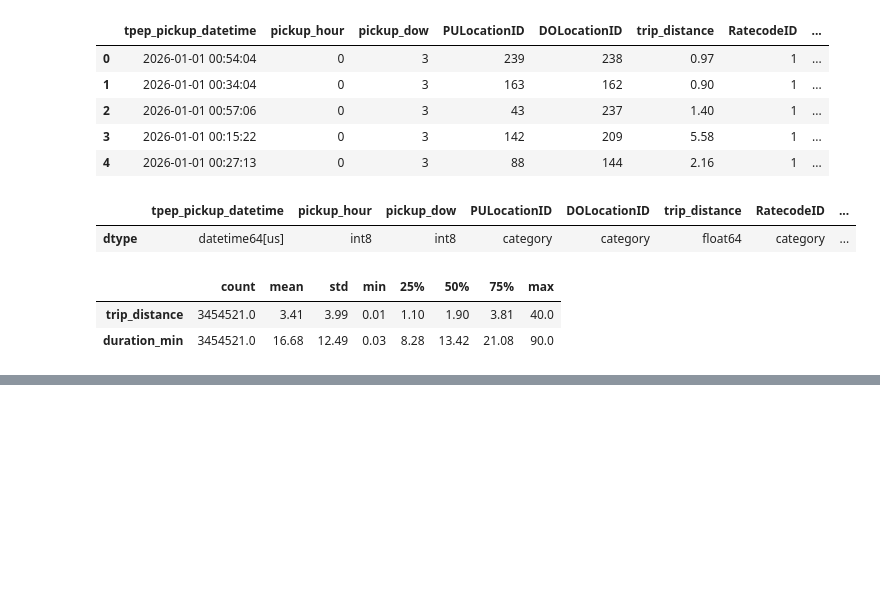
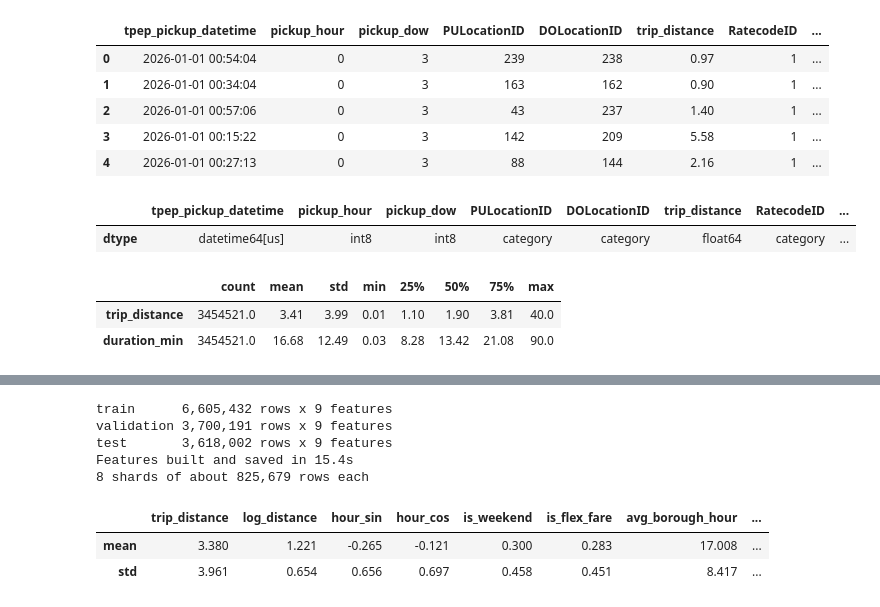
Before and after one commit to wmcclean06/G12-Poster, a Jupyter notebook: Trip_Duration.ipynb, the cells around one changed output, grey strips where cells are left out. Cells and saved outputs as stored; diff of their text form; code cells hidden in the pictures; blank space fills up the shorter version.

```diff
--- a/Trip_Duration.ipynb
+++ b/Trip_Duration.ipynb
@@ -438,0 +504,20 @@ Section 1 run time: 16.9s on 14 cores
+# %%
+TRAIN_PATHS = [str(CLEANED_DIR / f"{FILE_NAMES[m]}_Cleaned.parquet") for m in SPLIT["train"]]
+
+# The three feature tasks, in a fixed order. Each one only needs the training files and the zone lookup.
+FEATURE_TASKS = [
+    ("borough_hour", workers.borough_hour_table),
+    ("zone_pair", workers.zone_pair_table),
+    ("pace", workers.pace_table),
+]
+
+
+def extract_feature_tables():
+    return {name: task(TRAIN_PATHS, str(ZONE_LOOKUP)) for name, task in FEATURE_TASKS}
+
+
+start = time.perf_counter()
+tables = extract_feature_tables()
+print(f"Feature tables built in {time.perf_counter() - start:.1f}s")
+for name, table in tables.items():
+    print(f"  {name:<13} {len(table):>6,} groups")
@@ -438,0 +585,32 @@ Section 1 run time: 16.9s on 14 cores
+# %%
+MODEL_COLUMNS = [PICKUP, "pickup_hour", "pickup_dow", "PULocationID", "DOLocationID", "trip_distance", "is_flex_fare", "duration_min"]
+
+start = time.perf_counter()
+X_train, y_train = build_features(load_split("train", MODEL_COLUMNS))
+FEATURE_MEAN, FEATURE_STD = X_train.mean(axis=0), X_train.std(axis=0)
+
+for split in SPLIT:
+    X, y = (X_train, y_train) if split == "train" else build_features(load_split(split, MODEL_COLUMNS))
+    np.save(FEATURE_DIR / f"{split}_X.npy", (X - FEATURE_MEAN) / FEATURE_STD)
+    np.save(FEATURE_DIR / f"{split}_y.npy", y)
+    print(f"{split:<10} {X.shape[0]:>9,} rows x {X.shape[1]} features")
+del X_train, y_train, X, y
+print(f"Features built and saved in {time.perf_counter() - start:.1f}s")
+
+# Fixed shards: N_SHARDS equal, consecutive row ranges of the training matrix
+n_train = len(np.load(FEATURE_DIR / "train_y.npy", mmap_mode="r"))
+bounds = np.linspace(0, n_train, N_SHARDS + 1).astype(int)
+SHARDS = [(str(FEATURE_DIR / "train_X.npy"), str(FEATURE_DIR / "train_y.npy"), int(a), int(b))
+          for a, b in zip(bounds[:-1], bounds[1:])]
+print(f"{N_SHARDS} shards of about {n_train // N_SHARDS:,} rows each")
+
+pd.DataFrame({"mean": FEATURE_MEAN, "std": FEATURE_STD}, index=FEATURES).round(3).T
+# %% [output]
+train      6,605,432 rows x 9 features
+validation 3,700,191 rows x 9 features
+test       3,618,002 rows x 9 features
+Features built and saved in 15.4s
+8 shards of about 825,679 rows each
+|  | trip_distance | log_distance | hour_sin | hour_cos | is_weekend | is_flex_fare | avg_borough_hour | ... |
+| mean | 3.380 | 1.221 | -0.265 | -0.121 | 0.300 | 0.283 | 17.008 | ... |
+| std | 3.961 | 0.654 | 0.656 | 0.697 | 0.458 | 0.451 | 8.417 | ... |
```
Also changed, not shown: parts of 25 cells of this notebook, 5 other files.
